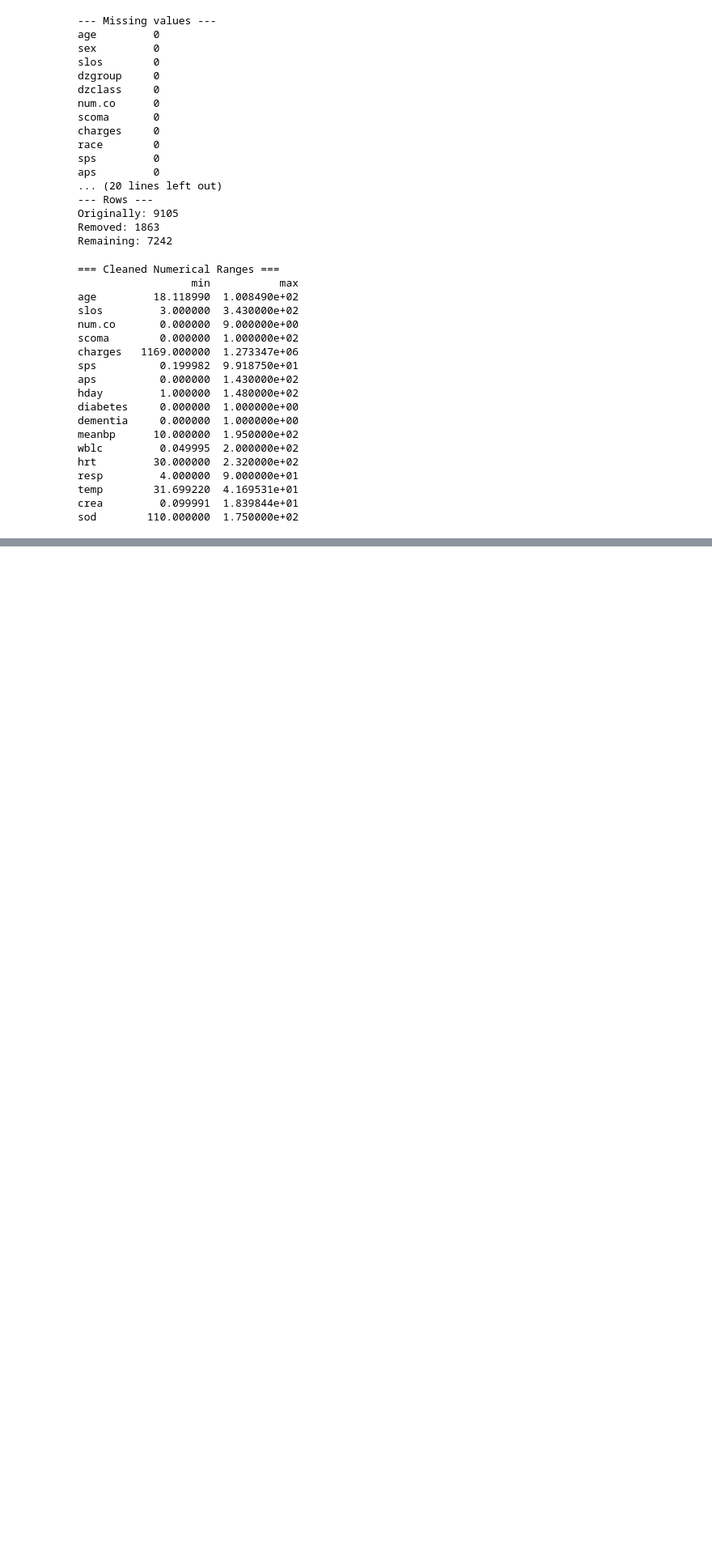
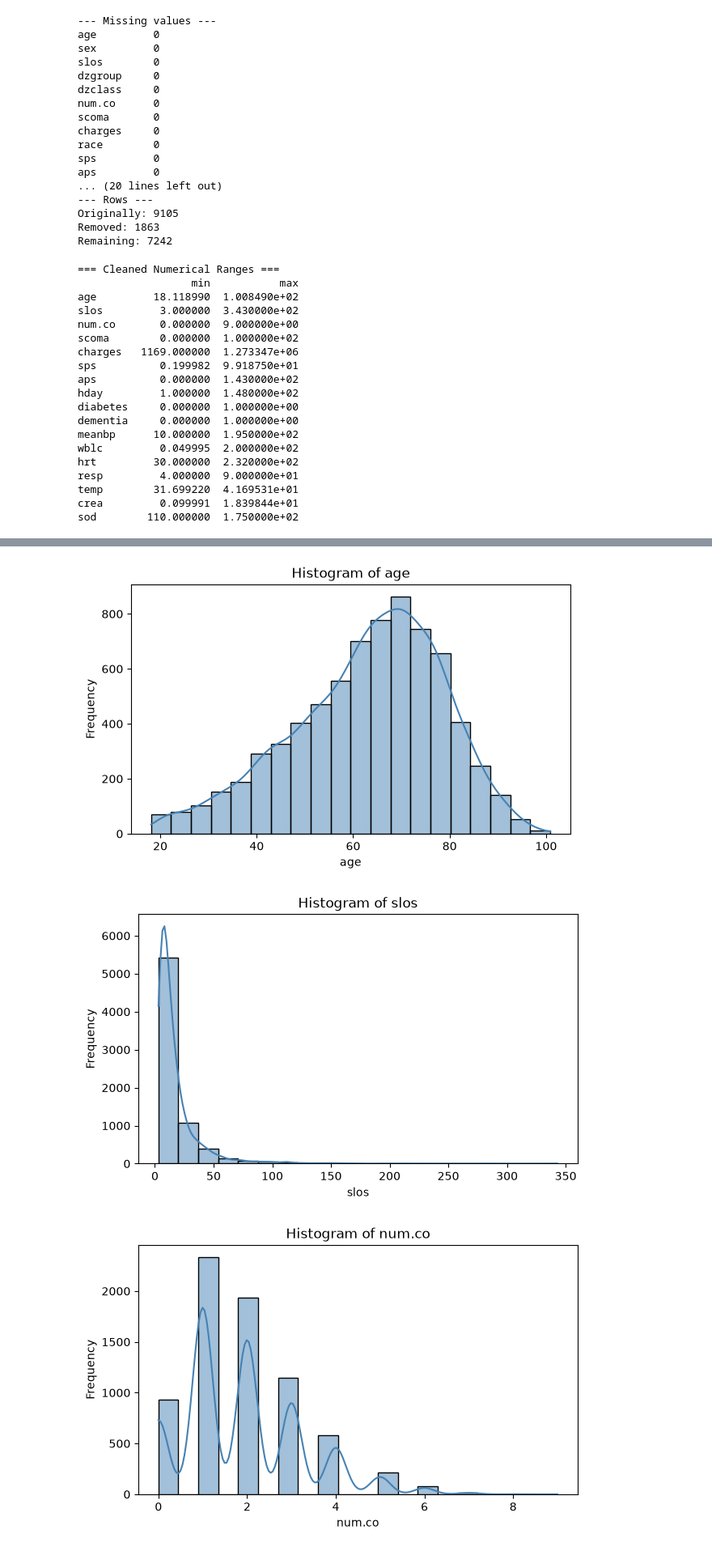
Before and after one commit to ChrisJHM6446/ENGE707_Project, a Jupyter notebook: ENGE707_Project.ipynb, the cells around one changed output, grey strips where cells are left out. Shown at 81% size. Saved outputs shown, nothing was run; the diff lists cells and outputs as text; code cells hidden in the pictures; blank space fills up the shorter version.

Commit message:
histograms for cleaned numeric cols

```diff
--- a/ENGE707_Project.ipynb
+++ b/ENGE707_Project.ipynb
@@ -902,0 +906,22 @@ sod        110.000000  1.750000e+02
+# %%
+#producing visualizations for analysis of the data
+
+# --- Histograms(for visual analysis of the cleaned numerical data) ---
+
+# taking cleaned data for visualsiations, this ensures patterns and trends are easily intenfiable
+import matplotlib.pyplot as plt
+import seaborn as sns
+
+numeric_cols_cleaned_version = df_clean.select_dtypes(include="number").columns
+
+for col in numeric_cols_cleaned_version:#plotting with a loop to reduce repition and chunky/reduandand code.
+    plt.figure(figsize=(7, 4))
+    sns.histplot(df_clean[col].dropna(), bins=20, kde=True, color="steelblue") #Kde set to true to visualise the trend with a line
+    plt.title(f"Histogram of {col}")
+    plt.xlabel(col)
+    plt.ylabel("Frequency")
+    plt.show()
+# %% [output]
+[figure, added]
+[figure, added]
+[figure, added]
```
Also changed, not shown: parts of 2 cells of this notebook.
